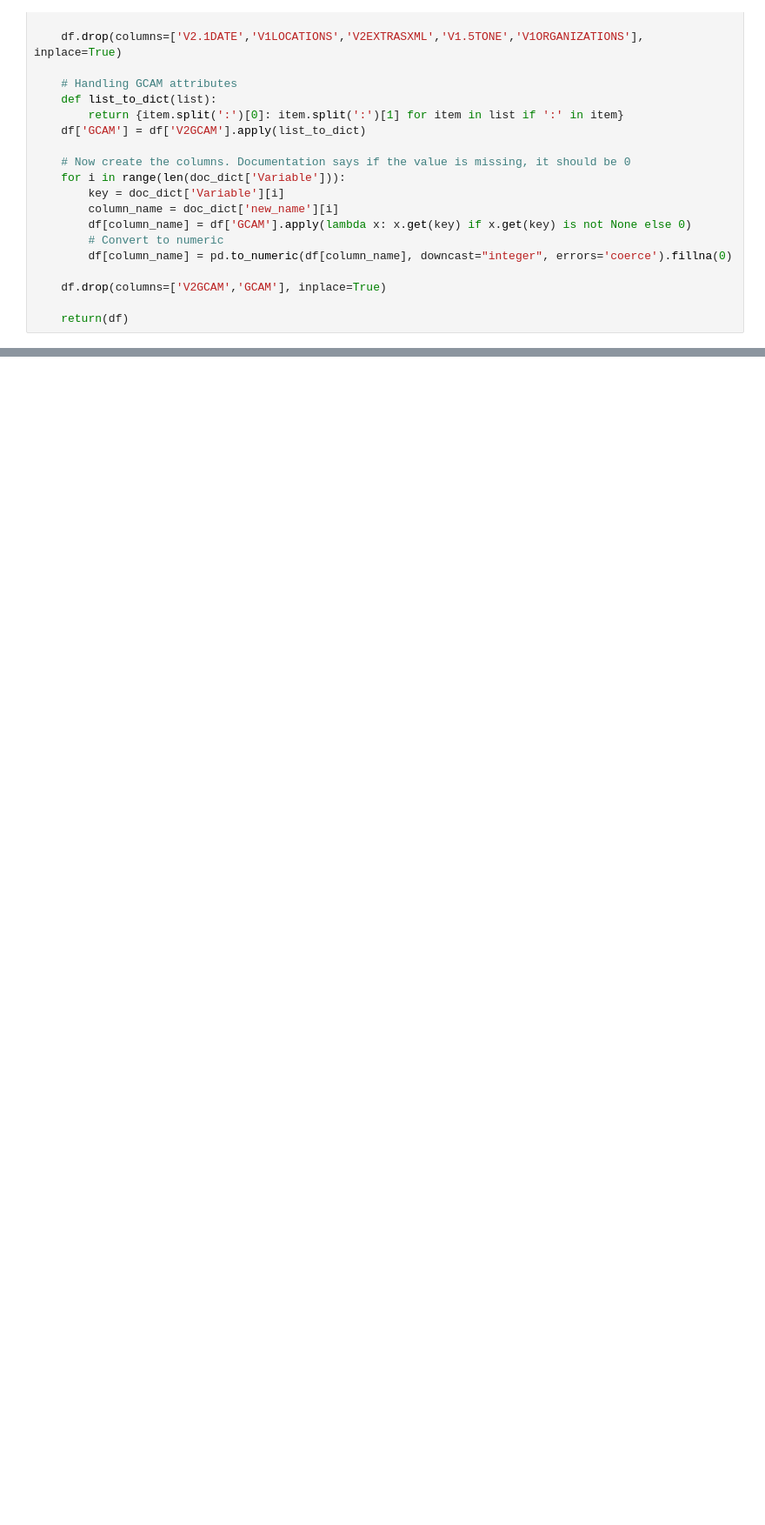
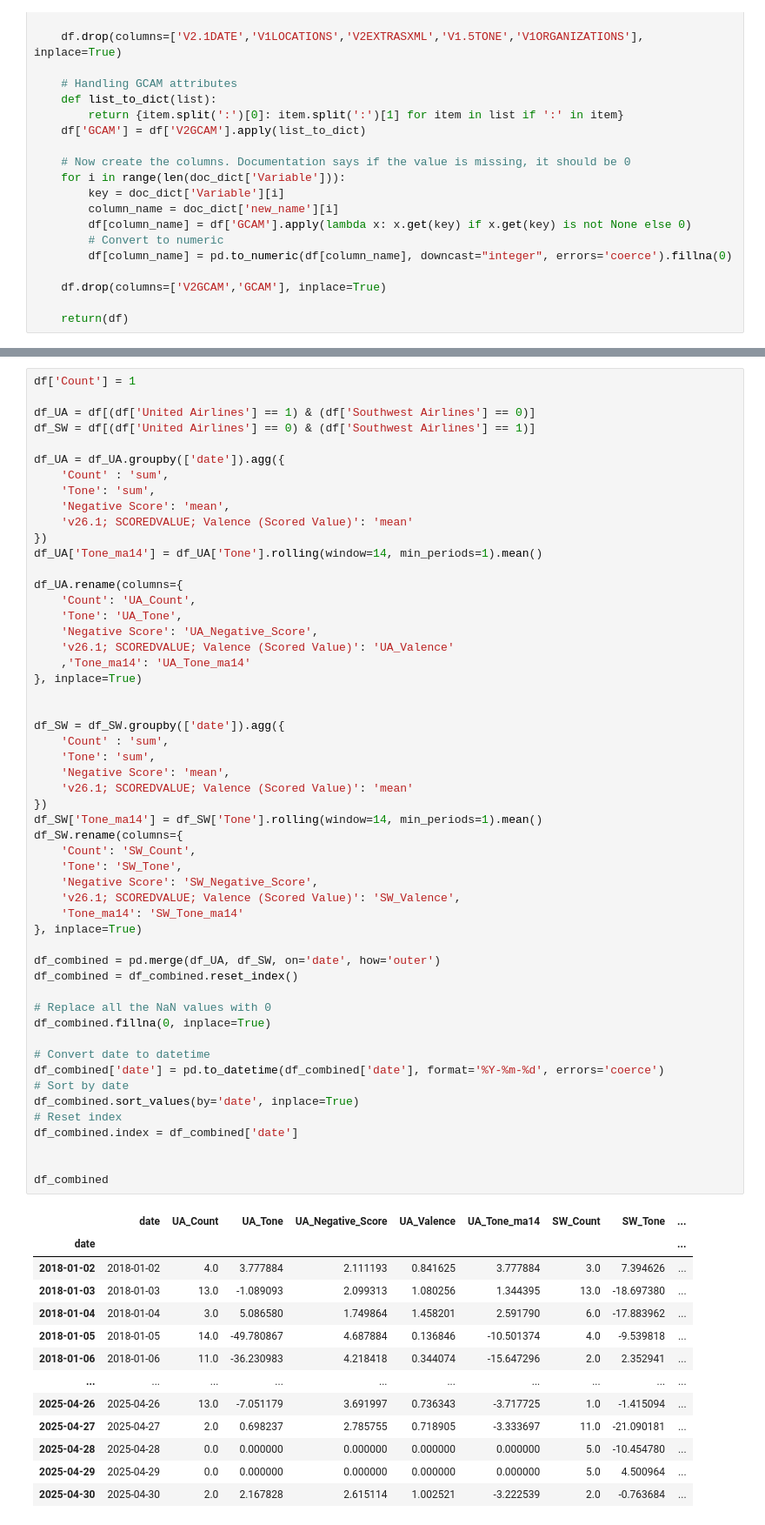
Before and after one commit to svanomm/sentiment-volume-forecasting, a Jupyter notebook: Scripts/03 Download and Process GDELT Data.ipynb, the cells around one changed output, grey strips where cells are left out. Shown at 87% size. Saved outputs shown, nothing was run; the diff lists cells and outputs as text; blank space fills up the shorter version.

```diff
--- a/Scripts/03 Download and Process GDELT Data.ipynb
+++ b/Scripts/03 Download and Process GDELT Data.ipynb
@@ -339,0 +366,67 @@ df
+# %%
+df['Count'] = 1
+
+df_UA = df[(df['United Airlines'] == 1) & (df['Southwest Airlines'] == 0)]
+df_SW = df[(df['United Airlines'] == 0) & (df['Southwest Airlines'] == 1)]
+
+df_UA = df_UA.groupby(['date']).agg({
+    'Count' : 'sum',
+    'Tone': 'sum',
+    'Negative Score': 'mean',
+    'v26.1; SCOREDVALUE; Valence (Scored Value)': 'mean'
+})
+df_UA['Tone_ma14'] = df_UA['Tone'].rolling(window=14, min_periods=1).mean()
+
+df_UA.rename(columns={
+    'Count': 'UA_Count',
+    'Tone': 'UA_Tone',
+    'Negative Score': 'UA_Negative_Score',
+    'v26.1; SCOREDVALUE; Valence (Scored Value)': 'UA_Valence'
+    ,'Tone_ma14': 'UA_Tone_ma14'
+}, inplace=True)
+
+
+df_SW = df_SW.groupby(['date']).agg({
+    'Count' : 'sum',
+    'Tone': 'sum',
+    'Negative Score': 'mean',
+    'v26.1; SCOREDVALUE; Valence (Scored Value)': 'mean'
+})
+df_SW['Tone_ma14'] = df_SW['Tone'].rolling(window=14, min_periods=1).mean()
+df_SW.rename(columns={
+    'Count': 'SW_Count',
+    'Tone': 'SW_Tone',
+    'Negative Score': 'SW_Negative_Score',
+    'v26.1; SCOREDVALUE; Valence (Scored Value)': 'SW_Valence',
+    'Tone_ma14': 'SW_Tone_ma14'
+}, inplace=True)
+
+df_combined = pd.merge(df_UA, df_SW, on='date', how='outer')
+df_combined = df_combined.reset_index()
+
+# Replace all the NaN values with 0
+df_combined.fillna(0, inplace=True)
+
+# Convert date to datetime
+df_combined['date'] = pd.to_datetime(df_combined['date'], format='%Y-%m-%d', errors='coerce')
+# Sort by date
+df_combined.sort_values(by='date', inplace=True)
+# Reset index
+df_combined.index = df_combined['date']
+
+
+df_combined
+# %% [output]
+|  | date | UA_Count | UA_Tone | UA_Negative_Score | UA_Valence | UA_Tone_ma14 | SW_Count | SW_Tone | ... |
+| date |  |  |  |  |  |  |  |  | ... |
+| 2018-01-02 | 2018-01-02 | 4.0 | 3.777884 | 2.111193 | 0.841625 | 3.777884 | 3.0 | 7.394626 | ... |
+| 2018-01-03 | 2018-01-03 | 13.0 | -1.089093 | 2.099313 | 1.080256 | 1.344395 | 13.0 | -18.697380 | ... |
+| 2018-01-04 | 2018-01-04 | 3.0 | 5.086580 | 1.749864 | 1.458201 | 2.591790 | 6.0 | -17.883962 | ... |
+| 2018-01-05 | 2018-01-05 | 14.0 | -49.780867 | 4.687884 | 0.136846 | -10.501374 | 4.0 | -9.539818 | ... |
+| 2018-01-06 | 2018-01-06 | 11.0 | -36.230983 | 4.218418 | 0.344074 | -15.647296 | 2.0 | 2.352941 | ... |
+| ... | ... | ... | ... | ... | ... | ... | ... | ... | ... |
+| 2025-04-26 | 2025-04-26 | 13.0 | -7.051179 | 3.691997 | 0.736343 | -3.717725 | 1.0 | -1.415094 | ... |
+| 2025-04-27 | 2025-04-27 | 2.0 | 0.698237 | 2.785755 | 0.718905 | -3.333697 | 11.0 | -21.090181 | ... |
+| 2025-04-28 | 2025-04-28 | 0.0 | 0.000000 | 0.000000 | 0.000000 | 0.000000 | 5.0 | -10.454780 | ... |
+| 2025-04-29 | 2025-04-29 | 0.0 | 0.000000 | 0.000000 | 0.000000 | 0.000000 | 5.0 | 4.500964 | ... |
+| 2025-04-30 | 2025-04-30 | 2.0 | 2.167828 | 2.615114 | 1.002521 | -3.222539 | 2.0 | -0.763684 | ... |
```
Also changed, not shown: parts of 11 cells of this notebook, 41 other files.
